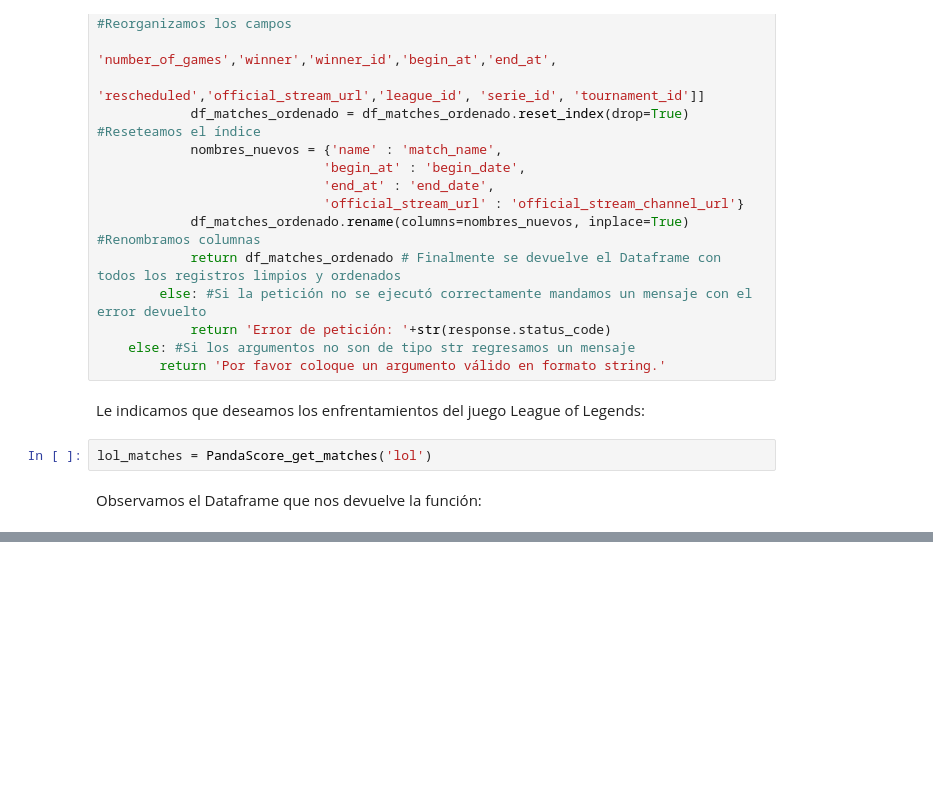
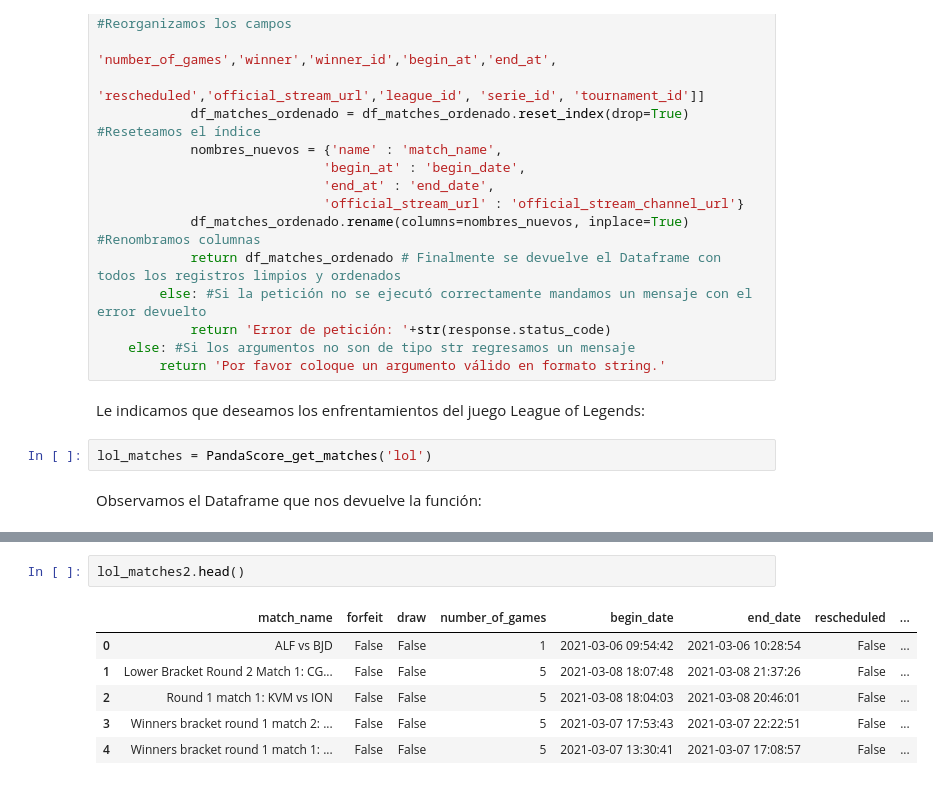
Before and after one commit to JMCastle98/M3_Procesamiento_de_datos, a Jupyter notebook: M3_Postwork7/Postwork_07_python.ipynb, the cells around one changed output, grey strips where cells are left out. Drawn from its saved outputs; the diff is of its cells as text; blank space fills up the shorter version.

```diff
--- a/M3_Postwork7/Postwork_07_python.ipynb
+++ b/M3_Postwork7/Postwork_07_python.ipynb
@@ -120,0 +247,9 @@ lol_matches2
+# %%
+lol_matches2.head()
+# %% [output]
+|  | match_name | forfeit | draw | number_of_games | begin_date | end_date | rescheduled | ... |
+| 0 | ALF vs BJD | False | False | 1 | 2021-03-06 09:54:42 | 2021-03-06 10:28:54 | False | ... |
+| 1 | Lower Bracket Round 2 Match 1: CG... | False | False | 5 | 2021-03-08 18:07:48 | 2021-03-08 21:37:26 | False | ... |
+| 2 | Round 1 match 1: KVM vs ION | False | False | 5 | 2021-03-08 18:04:03 | 2021-03-08 20:46:01 | False | ... |
+| 3 | Winners bracket round 1 match 2: ... | False | False | 5 | 2021-03-07 17:53:43 | 2021-03-07 22:22:51 | False | ... |
+| 4 | Winners bracket round 1 match 1: ... | False | False | 5 | 2021-03-07 13:30:41 | 2021-03-07 17:08:57 | False | ... |
```
Also changed, not shown: parts of 37 cells of this notebook.
